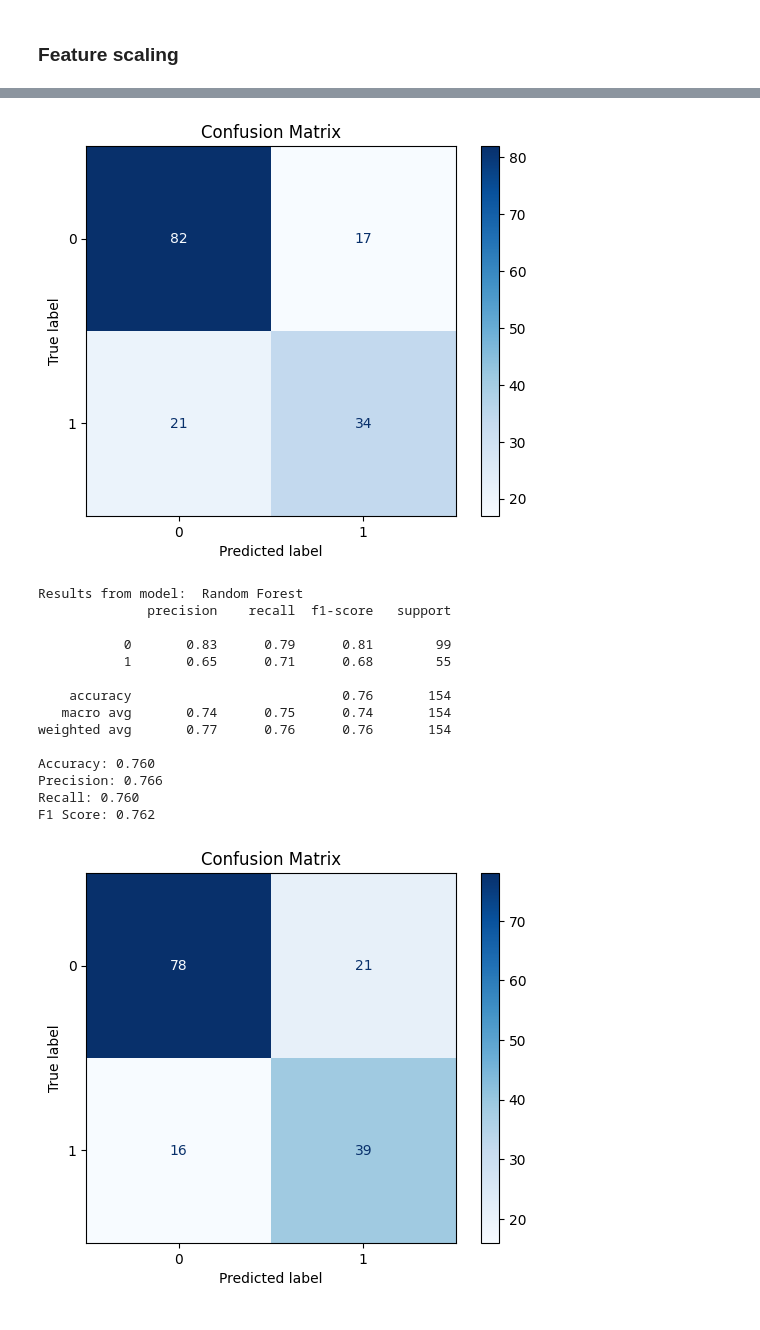
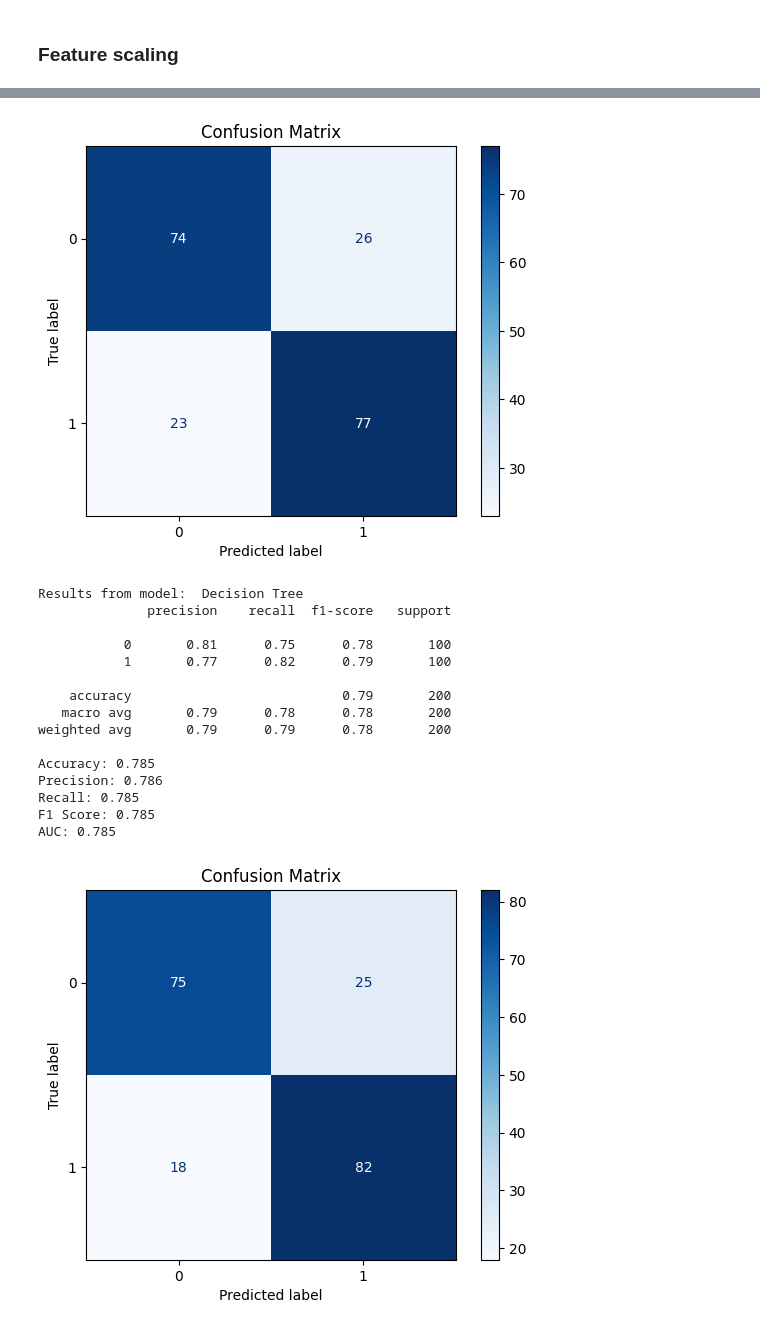
Before and after one commit to paolo-ferrara/NEU_IE7275_DataMining, a Jupyter notebook: Paolo_Ferrara_IE7525_PIMA_Diabetes.ipynb, the cells around one changed output, grey strips where cells are left out. Drawn from its saved outputs; the diff is of its cells as text; code cells hidden in the pictures.

```diff
--- a/Paolo_Ferrara_IE7525_PIMA_Diabetes.ipynb
+++ b/Paolo_Ferrara_IE7525_PIMA_Diabetes.ipynb
@@ -165,3 +278,6 @@ In the data pre-processing step, we will transform these 0's into null values an
+# %%
+# Capping outliers using IQ range criterion
+df = cap_outliers(df)
 # %% [markdown]
 ## Exploratory Data Analysis (EDA)
 # %% [markdown]
@@ -298,0 +423,8 @@ For example, when doing 'df[col].method(value, inplace=True)', try using 'df.met
+# %%
+from collections import Counter
+print("Classes distribution before:", Counter(y))
+
+sm = SMOTE(random_state=42)
+X, y = sm.fit_resample(X, y)
+
+print("Classes distribution after SMOTE:", Counter(y))
@@ -299,2 +436,5 @@ For example, when doing 'df[col].method(value, inplace=True)', try using 'df.met
+# %%
+# Split data into training and testing sets
+X_train, X_test, y_train, y_test = train_test_split(X, y, test_size=0.2, random_state=42, stratify=y)
 # %% [markdown]
 ### Feature scaling
@@ -312,3 +448 @@ X_scaled = scaler.fit_transform(X)
-# %%
-X_train, X_test, y_train, y_test = train_test_split(X_scaled, y, test_size=0.2, random_state=42)
 # %% [markdown]
@@ -323,32 +459,22 @@ X_train, X_test, y_train, y_test = train_test_split(X_scaled, y, test_size=0.2,
 # %%
-from sklearn.model_selection import train_test_split
-
-from sklearn.linear_model import LogisticRegression
-from sklearn.ensemble import RandomForestClassifier
-from sklearn.svm import SVC
-from sklearn.neighbors import KNeighborsClassifier
-from sklearn.naive_bayes import GaussianNB
-
-from sklearn.metrics import accuracy_score
-from sklearn.metrics import confusion_matrix, ConfusionMatrixDisplay
-from sklearn.metrics import classification_report, accuracy_score, precision_score, recall_score, f1_score
-
-# Split data into training and testing sets
-X_train, X_test, y_train, y_test = train_test_split(X_scaled, y, test_size=0.2, random_state=42)
-
 # Initialize models
 models = {
     "Logistic Regression": LogisticRegression(max_iter=1000),
+    "Decision Tree": DecisionTreeClassifier(),
     "Random Forest": RandomForestClassifier(n_estimators=1000),
     "SVM": SVC(probability=True, max_iter=10000),
     "KNN": KNeighborsClassifier(),
+    "XGBoost": XGBClassifier(use_label_encoder=False, eval_metric='logloss'),
     "Naive Bayes": GaussianNB()
 }
 
+results = []
 # Train and evaluate models
 for name, model in models.items():
     model.fit(X_train, y_train)  # Train model
     y_pred = model.predict(X_test)  # Predict on test set
+
+    y_prob = model.predict_proba(X_test)[:, 1] if hasattr(model, "predict_proba") else None
 
     print("Results from model: ", name)
 
@@ -360,12 +486,25 @@ for name, model in models.items():
     precision = precision_score(y_test, y_pred, average='weighted')
     recall = recall_score(y_test, y_pred, average='weighted')
     f1 = f1_score(y_test, y_pred, average='weighted')
+    auc=roc_auc_score(y_test, y_prob) if y_prob is not None else None
+
+
+    results.append({
+        "Model": name,
+        "Accuracy": accuracy, # report["accuracy"],
+        "Precision": precision, # report["1"]["precision"],
+        "Recall": recall, # report["1"]["recall"],
+        "F1-Score": f1, # report["1"]["f1-score"],
+        "AUC": auc # auc
+    })
 
     # Printing calculated metrics
+
     print(f"Accuracy: {accuracy:.3f}")
     print(f"Precision: {precision:.3f}")
     print(f"Recall: {recall:.3f}")
     print(f"F1 Score: {f1:.3f}")
+    print(f"AUC: {auc:.3f}")
 
     # Calculate and display the confusion matrix
     cm = confusion_matrix(y_test, y_pred)
@@ -377,6 +516,9 @@ for name, model in models.items():
     plt.show()
 
     print("\n")
+
+results_df = pd.DataFrame(results)
+results_df
 # %% [output]
 Results from model:  Logistic Regression
               precision    recall  f1-score   support
@@ -395,16 +538,17 @@ F1 Score: 0.751
-[figure, old version]
+[figure, new version]
-Results from model:  Random Forest
+Results from model:  Decision Tree
               precision    recall  f1-score   support
 
-           0       0.83      0.79      0.81        99
-           1       0.65      0.71      0.68        55
+           0       0.81      0.75      0.78       100
+           1       0.77      0.82      0.79       100
 
-    accuracy                           0.76       154
-   macro avg       0.74      0.75      0.74       154
-weighted avg       0.77      0.76      0.76       154
+    accuracy                           0.79       200
+   macro avg       0.79      0.78      0.78       200
+weighted avg       0.79      0.79      0.78       200
 
-Accuracy: 0.760
-Precision: 0.766
-Recall: 0.760
-F1 Score: 0.762
+Accuracy: 0.785
+Precision: 0.786
+Recall: 0.785
+F1 Score: 0.785
+AUC: 0.785
-[figure, old version]
+[figure, new version]
```
Also changed, not shown: parts of 46 cells of this notebook.
